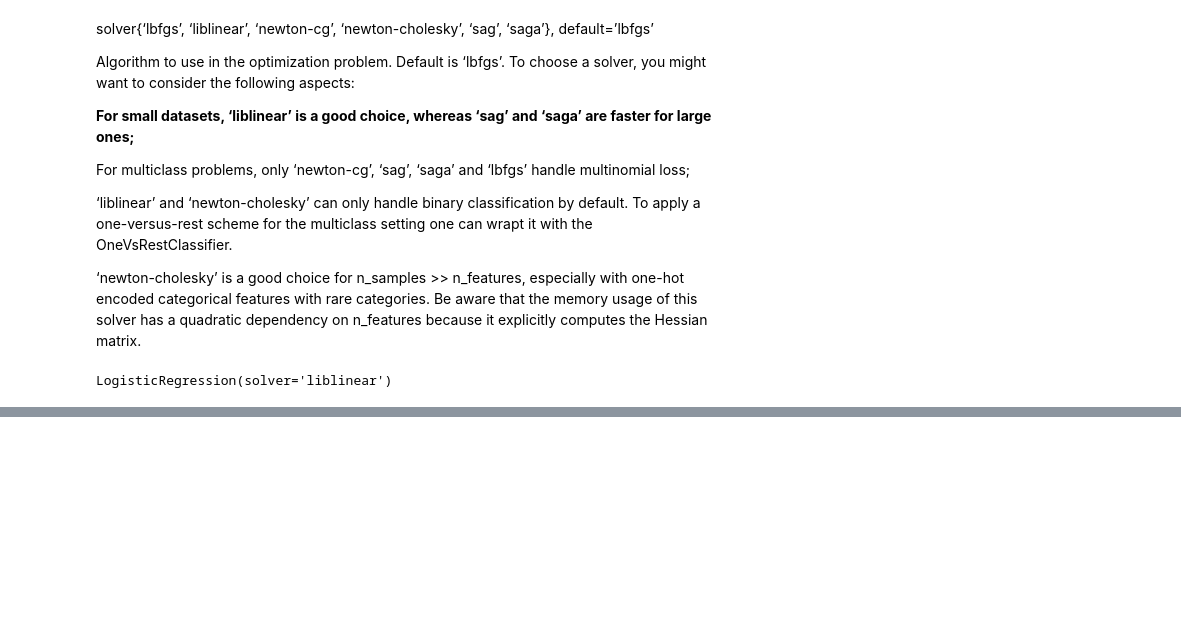
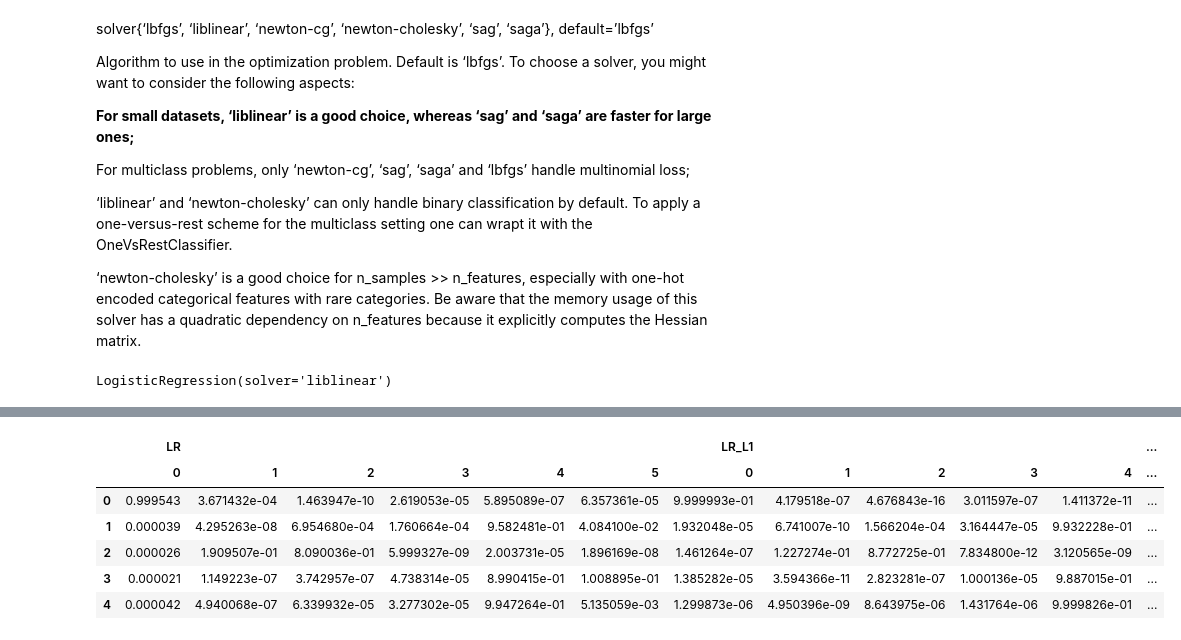
Before and after one commit to MassGH2023/Supervised-Machine-Learning-Classification, a Jupyter notebook: Logistic_regression.ipynb, the cells around one changed output, grey strips where cells are left out. Cells and saved outputs as stored; diff of their text form; code cells hidden in the pictures; blank space fills up the shorter version.

```diff
--- a/Logistic_regression.ipynb
+++ b/Logistic_regression.ipynb
@@ -257,0 +290,19 @@ array([[-0.08774893,  0.0136716 ,  0.04049835, ...,  1.60920935,
+# %%
+y_pred = []
+y_prob = []
+
+coef_labels = ["LR", "LR_L1", "LR_L2"]
+coef_models = [LR, LR_L1, LR_L2]
+
+for lab, mod in zip(coef_labels,coef_models):
+
+  y_pred.append(pd.Series(mod.predict(X_tst), name = lab))
+  coeff_label = pd.MultiIndex(levels= [[lab], [0,1,2,3,4,5]], codes = [[0,0,0,0,0,0], [0,1,2,3,4,5]])
+
+
+
+  y_prob.append(pd.DataFrame(mod.predict_proba(X_tst), columns = coeff_label))
+
+
+y_pred  = pd.concat(y_pred, axis = 1)
+y_prob= pd.concat(y_prob, axis = 1)
@@ -257,0 +318,10 @@ array([[-0.08774893,  0.0136716 ,  0.04049835, ...,  1.60920935,
+# %%
+y_prob.head()
+# %% [output]
+|  | LR |  |  |  |  |  | LR_L1 |  |  |  |  | ... |
+|  | 0 | 1 | 2 | 3 | 4 | 5 | 0 | 1 | 2 | 3 | 4 | ... |
+| 0 | 0.999543 | 3.671432e-04 | 1.463947e-10 | 2.619053e-05 | 5.895089e-07 | 6.357361e-05 | 9.999993e-01 | 4.179518e-07 | 4.676843e-16 | 3.011597e-07 | 1.411372e-11 | ... |
+| 1 | 0.000039 | 4.295263e-08 | 6.954680e-04 | 1.760664e-04 | 9.582481e-01 | 4.084100e-02 | 1.932048e-05 | 6.741007e-10 | 1.566204e-04 | 3.164447e-05 | 9.932228e-01 | ... |
+| 2 | 0.000026 | 1.909507e-01 | 8.090036e-01 | 5.999327e-09 | 2.003731e-05 | 1.896169e-08 | 1.461264e-07 | 1.227274e-01 | 8.772725e-01 | 7.834800e-12 | 3.120565e-09 | ... |
+| 3 | 0.000021 | 1.149223e-07 | 3.742957e-07 | 4.738314e-05 | 8.990415e-01 | 1.008895e-01 | 1.385282e-05 | 3.594366e-11 | 2.823281e-07 | 1.000136e-05 | 9.887015e-01 | ... |
+| 4 | 0.000042 | 4.940068e-07 | 6.339932e-05 | 3.277302e-05 | 9.947264e-01 | 5.135059e-03 | 1.299873e-06 | 4.950396e-09 | 8.643975e-06 | 1.431764e-06 | 9.999826e-01 | ... |
```
Also changed, not shown: parts of 12 cells of this notebook.
